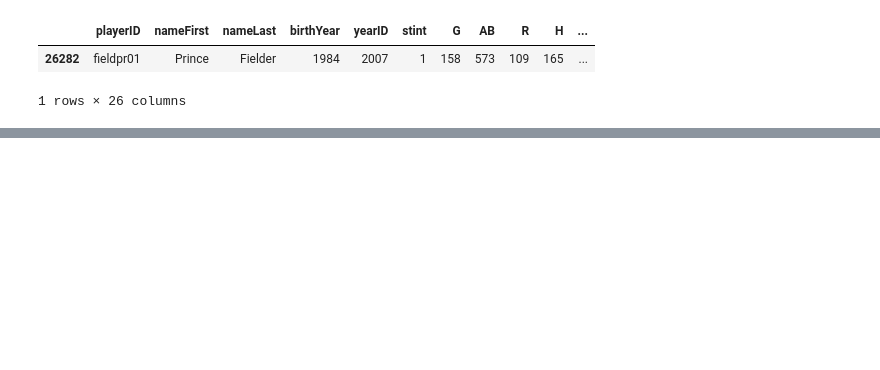
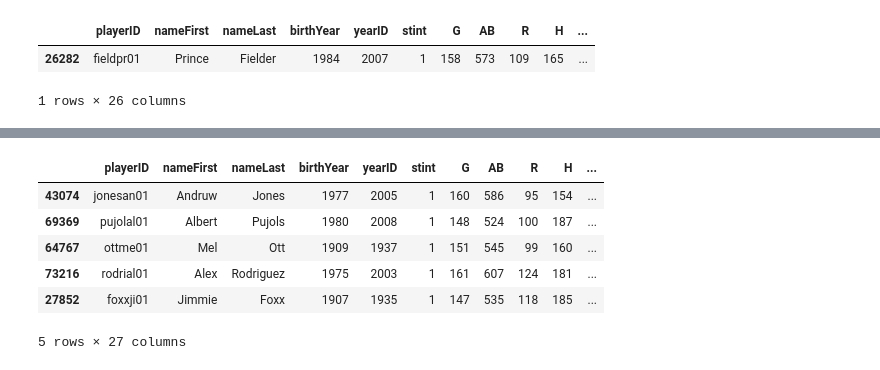
Before and after one commit to mikesturm2001/Python, a Jupyter notebook: Sturm_Michael_Assignment2.ipynb, the cells around one changed output, grey strips where cells are left out. Saved outputs shown, nothing was run; the diff lists cells and outputs as text; code cells hidden in the pictures; blank space fills up the shorter version.

```diff
--- a/Sturm_Michael_Assignment2.ipynb
+++ b/Sturm_Michael_Assignment2.ipynb
@@ -370,0 +404,12 @@ playerCareerTotals.mean()
+# %%
+sst['HR_csum'] = sst.groupby('playerID')['HR'].cumsum()
+sst300 = sst[(sst['HR_csum'] >= 300)]
+sst300.sort_values('Age', ascending=[True]).head(5)
+# %% [output]
+|  | playerID | nameFirst | nameLast | birthYear | yearID | stint | G | AB | R | H | ... |
+| 43074 | jonesan01 | Andruw | Jones | 1977 | 2005 | 1 | 160 | 586 | 95 | 154 | ... |
+| 69369 | pujolal01 | Albert | Pujols | 1980 | 2008 | 1 | 148 | 524 | 100 | 187 | ... |
+| 64767 | ottme01 | Mel | Ott | 1909 | 1937 | 1 | 151 | 545 | 99 | 160 | ... |
+| 73216 | rodrial01 | Alex | Rodriguez | 1975 | 2003 | 1 | 161 | 607 | 124 | 181 | ... |
+| 27852 | foxxji01 | Jimmie | Foxx | 1907 | 1935 | 1 | 147 | 535 | 118 | 185 | ... |
+5 rows × 27 columns
```
Also changed, not shown: parts of 9 cells of this notebook.
